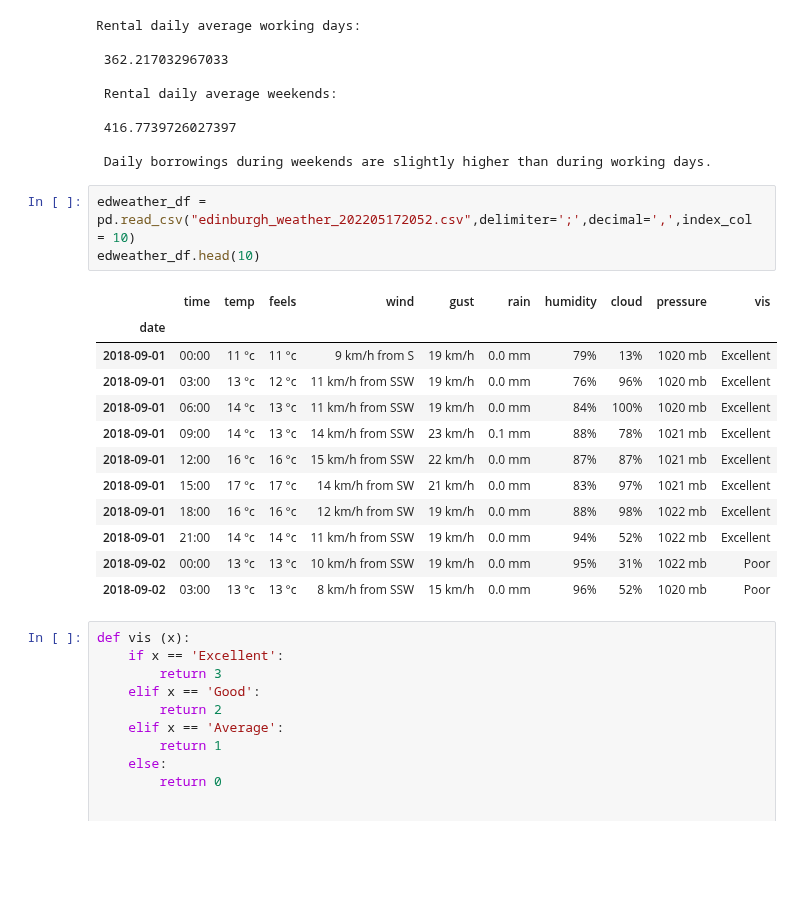
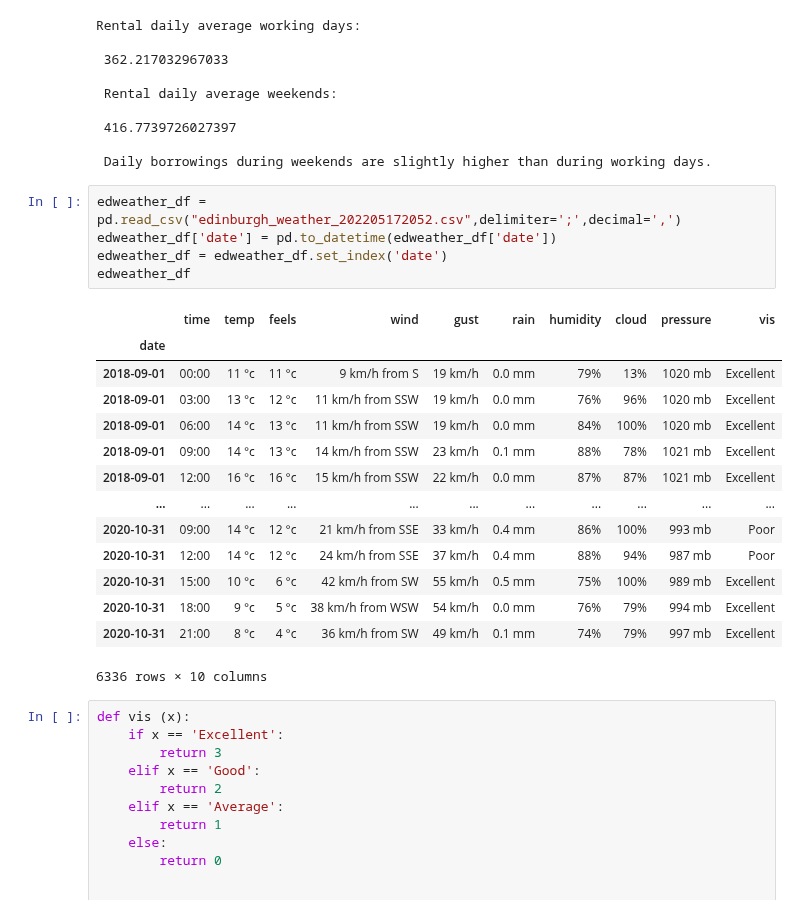
Before and after one commit to Jorgevalaho/Python_project, a Jupyter notebook: Python_project.ipynb, the cells around one changed output. Drawn from its saved outputs; the diff is of its cells as text; blank space fills up the shorter version.

Commit message:
Modified edweather dataframe to datetime index.

```diff
--- a/Python_project.ipynb
+++ b/Python_project.ipynb
@@ -453,21 +453,25 @@ Rental daily average working days:
 
  Daily borrowings during weekends are slightly higher than during working days.
 # %%
-edweather_df = pd.read_csv("edinburgh_weather_202205172052.csv",delimiter=';',decimal=',',index_col = 10)
-edweather_df.head(10)
+edweather_df = pd.read_csv("edinburgh_weather_202205172052.csv",delimiter=';',decimal=',')
+edweather_df['date'] = pd.to_datetime(edweather_df['date'])
+edweather_df = edweather_df.set_index('date')
+edweather_df
 # %% [output]
 |  | time | temp | feels | wind | gust | rain | humidity | cloud | pressure | vis |
 | date |  |  |  |  |  |  |  |  |  |  |
 | 2018-09-01 | 00:00 | 11 °c | 11 °c | 9 km/h from S | 19 km/h | 0.0 mm | 79% | 13% | 1020 mb | Excellent |
 | 2018-09-01 | 03:00 | 13 °c | 12 °c | 11 km/h from SSW | 19 km/h | 0.0 mm | 76% | 96% | 1020 mb | Excellent |
 | 2018-09-01 | 06:00 | 14 °c | 13 °c | 11 km/h from SSW | 19 km/h | 0.0 mm | 84% | 100% | 1020 mb | Excellent |
 | 2018-09-01 | 09:00 | 14 °c | 13 °c | 14 km/h from SSW | 23 km/h | 0.1 mm | 88% | 78% | 1021 mb | Excellent |
 | 2018-09-01 | 12:00 | 16 °c | 16 °c | 15 km/h from SSW | 22 km/h | 0.0 mm | 87% | 87% | 1021 mb | Excellent |
-| 2018-09-01 | 15:00 | 17 °c | 17 °c | 14 km/h from SW | 21 km/h | 0.0 mm | 83% | 97% | 1021 mb | Excellent |
-| 2018-09-01 | 18:00 | 16 °c | 16 °c | 12 km/h from SW | 19 km/h | 0.0 mm | 88% | 98% | 1022 mb | Excellent |
-| 2018-09-01 | 21:00 | 14 °c | 14 °c | 11 km/h from SSW | 19 km/h | 0.0 mm | 94% | 52% | 1022 mb | Excellent |
-| 2018-09-02 | 00:00 | 13 °c | 13 °c | 10 km/h from SSW | 19 km/h | 0.0 mm | 95% | 31% | 1022 mb | Poor |
-| 2018-09-02 | 03:00 | 13 °c | 13 °c | 8 km/h from SSW | 15 km/h | 0.0 mm | 96% | 52% | 1020 mb | Poor |
+| ... | ... | ... | ... | ... | ... | ... | ... | ... | ... | ... |
+| 2020-10-31 | 09:00 | 14 °c | 12 °c | 21 km/h from SSE | 33 km/h | 0.4 mm | 86% | 100% | 993 mb | Poor |
+| 2020-10-31 | 12:00 | 14 °c | 12 °c | 24 km/h from SSE | 37 km/h | 0.4 mm | 88% | 94% | 987 mb | Poor |
+| 2020-10-31 | 15:00 | 10 °c | 6 °c | 42 km/h from SW | 55 km/h | 0.5 mm | 75% | 100% | 989 mb | Excellent |
+| 2020-10-31 | 18:00 | 9 °c | 5 °c | 38 km/h from WSW | 54 km/h | 0.0 mm | 76% | 79% | 994 mb | Excellent |
+| 2020-10-31 | 21:00 | 8 °c | 4 °c | 36 km/h from SW | 49 km/h | 0.1 mm | 74% | 79% | 997 mb | Excellent |
+6336 rows × 10 columns
 # %%
 def vis (x):
     if x == 'Excellent':
```
Also changed, not shown: parts of 2 cells of this notebook.
